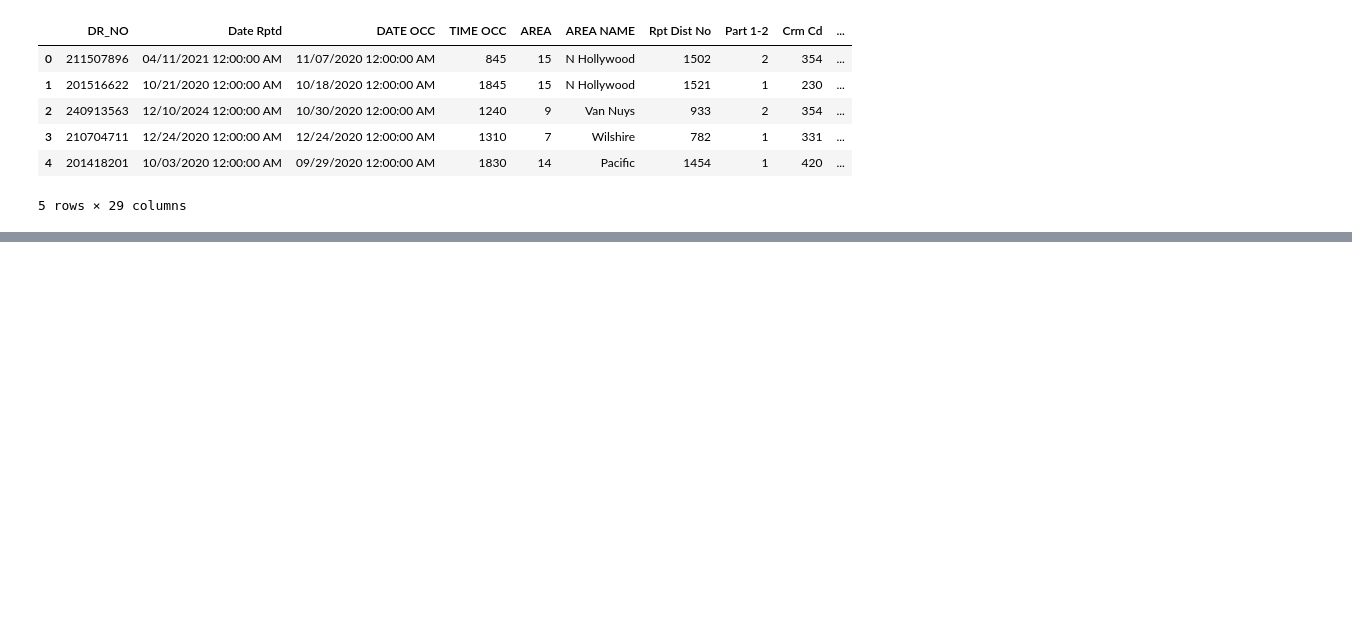
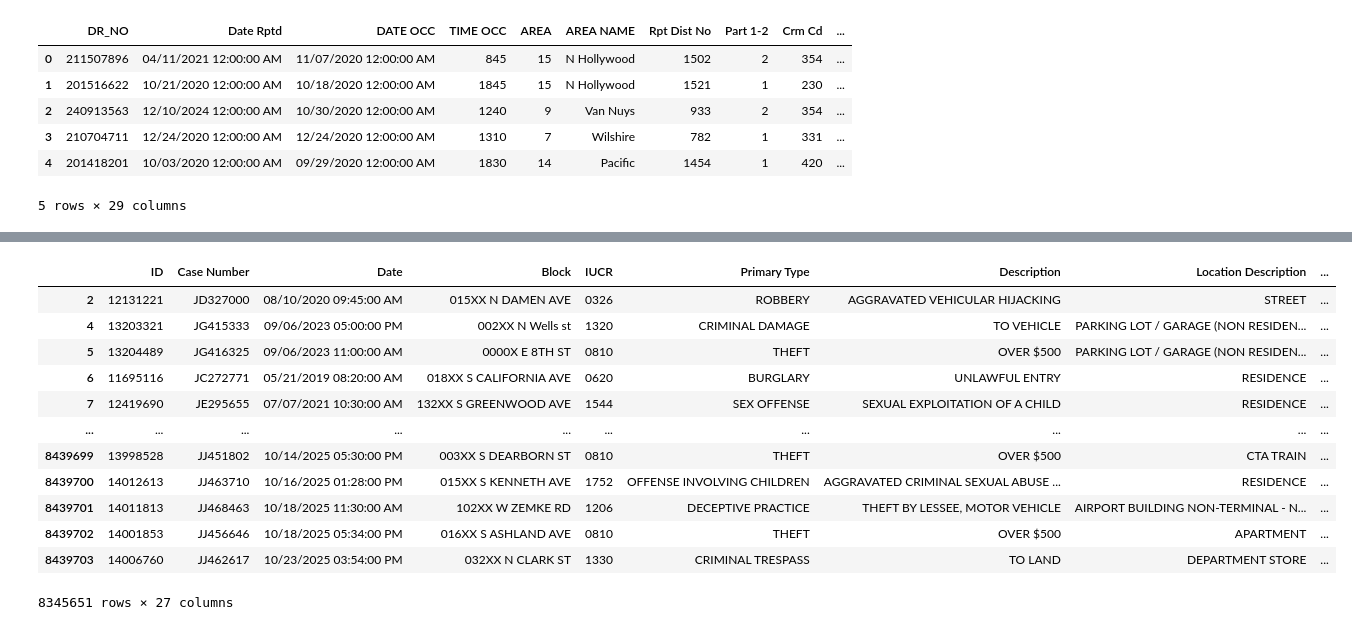
Before and after one commit to CaseyA21/CS290-CrimeData, a Jupyter notebook: codes.ipynb, the cells around one changed output, grey strips where cells are left out. Saved outputs shown, nothing was run; the diff lists cells and outputs as text; code cells hidden in the pictures; blank space fills up the shorter version.

```diff
--- a/codes.ipynb
+++ b/codes.ipynb
@@ -542,0 +728,16 @@ los_angeles.head()
+# %%
+CRIME_DF
+# %% [output]
+|  | ID | Case Number | Date | Block | IUCR | Primary Type | Description | Location Description | ... |
+| 2 | 12131221 | JD327000 | 08/10/2020 09:45:00 AM | 015XX N DAMEN AVE | 0326 | ROBBERY | AGGRAVATED VEHICULAR HIJACKING | STREET | ... |
+| 4 | 13203321 | JG415333 | 09/06/2023 05:00:00 PM | 002XX N Wells st | 1320 | CRIMINAL DAMAGE | TO VEHICLE | PARKING LOT / GARAGE (NON RESIDEN... | ... |
+| 5 | 13204489 | JG416325 | 09/06/2023 11:00:00 AM | 0000X E 8TH ST | 0810 | THEFT | OVER $500 | PARKING LOT / GARAGE (NON RESIDEN... | ... |
+| 6 | 11695116 | JC272771 | 05/21/2019 08:20:00 AM | 018XX S CALIFORNIA AVE | 0620 | BURGLARY | UNLAWFUL ENTRY | RESIDENCE | ... |
+| 7 | 12419690 | JE295655 | 07/07/2021 10:30:00 AM | 132XX S GREENWOOD AVE | 1544 | SEX OFFENSE | SEXUAL EXPLOITATION OF A CHILD | RESIDENCE | ... |
+| ... | ... | ... | ... | ... | ... | ... | ... | ... | ... |
+| 8439699 | 13998528 | JJ451802 | 10/14/2025 05:30:00 PM | 003XX S DEARBORN ST | 0810 | THEFT | OVER $500 | CTA TRAIN | ... |
+| 8439700 | 14012613 | JJ463710 | 10/16/2025 01:28:00 PM | 015XX S KENNETH AVE | 1752 | OFFENSE INVOLVING CHILDREN | AGGRAVATED CRIMINAL SEXUAL ABUSE ... | RESIDENCE | ... |
+| 8439701 | 14011813 | JJ468463 | 10/18/2025 11:30:00 AM | 102XX W ZEMKE RD | 1206 | DECEPTIVE PRACTICE | THEFT BY LESSEE, MOTOR VEHICLE | AIRPORT BUILDING NON-TERMINAL - N... | ... |
+| 8439702 | 14001853 | JJ456646 | 10/18/2025 05:34:00 PM | 016XX S ASHLAND AVE | 0810 | THEFT | OVER $500 | APARTMENT | ... |
+| 8439703 | 14006760 | JJ462617 | 10/23/2025 03:54:00 PM | 032XX N CLARK ST | 1330 | CRIMINAL TRESPASS | TO LAND | DEPARTMENT STORE | ... |
+8345651 rows × 27 columns
```
Also changed, not shown: parts of 25 cells of this notebook.
